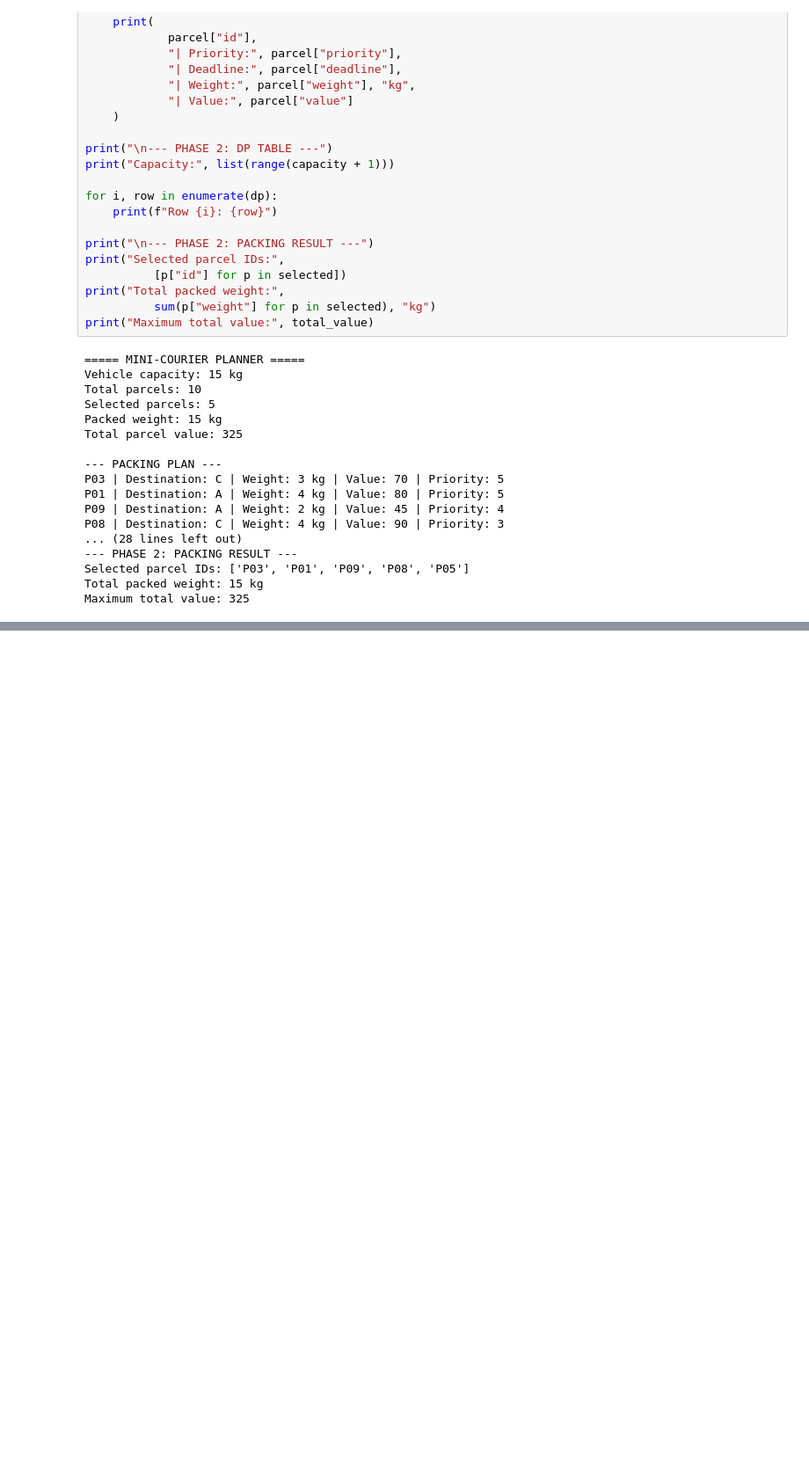
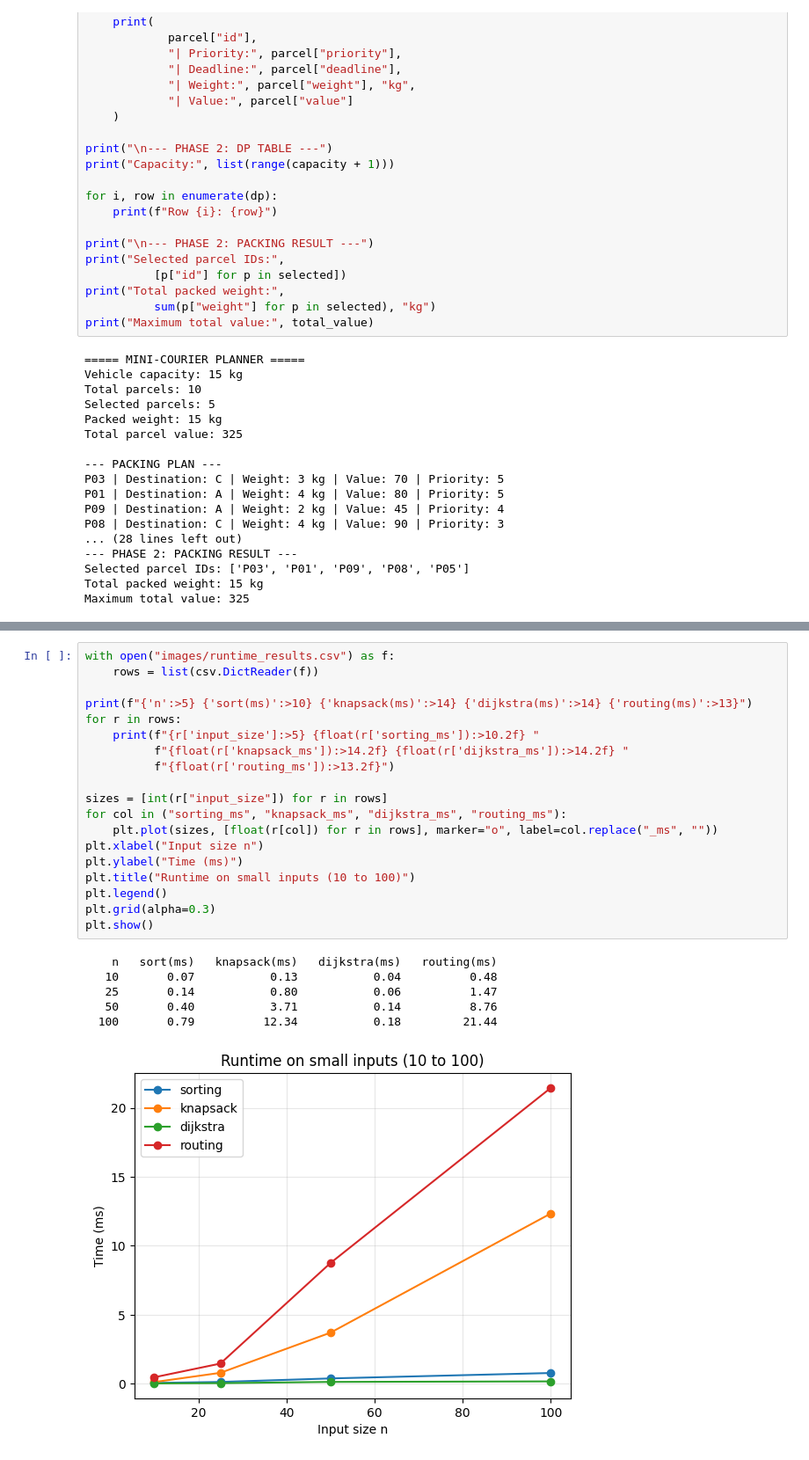
Before and after one commit to priyanka09-stack/Mini-Courier-Planner, a Jupyter notebook: mini_courier_planner.ipynb, the cells around one changed output, grey strips where cells are left out. Shown at 88% size. Cells and saved outputs as stored; diff of their text form; blank space fills up the shorter version.

```diff
--- a/mini_courier_planner.ipynb
+++ b/mini_courier_planner.ipynb
@@ -175,0 +206,26 @@ Route planning: 0.6285 ms
+# %%
+with open("images/runtime_results.csv") as f:
+    rows = list(csv.DictReader(f))
+
+print(f"{'n':>5} {'sort(ms)':>10} {'knapsack(ms)':>14} {'dijkstra(ms)':>14} {'routing(ms)':>13}")
+for r in rows:
+    print(f"{r['input_size']:>5} {float(r['sorting_ms']):>10.2f} "
+          f"{float(r['knapsack_ms']):>14.2f} {float(r['dijkstra_ms']):>14.2f} "
+          f"{float(r['routing_ms']):>13.2f}")
+
+sizes = [int(r["input_size"]) for r in rows]
+for col in ("sorting_ms", "knapsack_ms", "dijkstra_ms", "routing_ms"):
+    plt.plot(sizes, [float(r[col]) for r in rows], marker="o", label=col.replace("_ms", ""))
+plt.xlabel("Input size n")
+plt.ylabel("Time (ms)")
+plt.title("Runtime on small inputs (10 to 100)")
+plt.legend()
+plt.grid(alpha=0.3)
+plt.show()
+# %% [output]
+    n   sort(ms)   knapsack(ms)   dijkstra(ms)   routing(ms)
+   10       0.07           0.13           0.04          0.48
+   25       0.14           0.80           0.06          1.47
+   50       0.40           3.71           0.14          8.76
+  100       0.79          12.34           0.18         21.44
+[figure, added]
```
Also changed, not shown: parts of 6 cells of this notebook, 8 other files.
